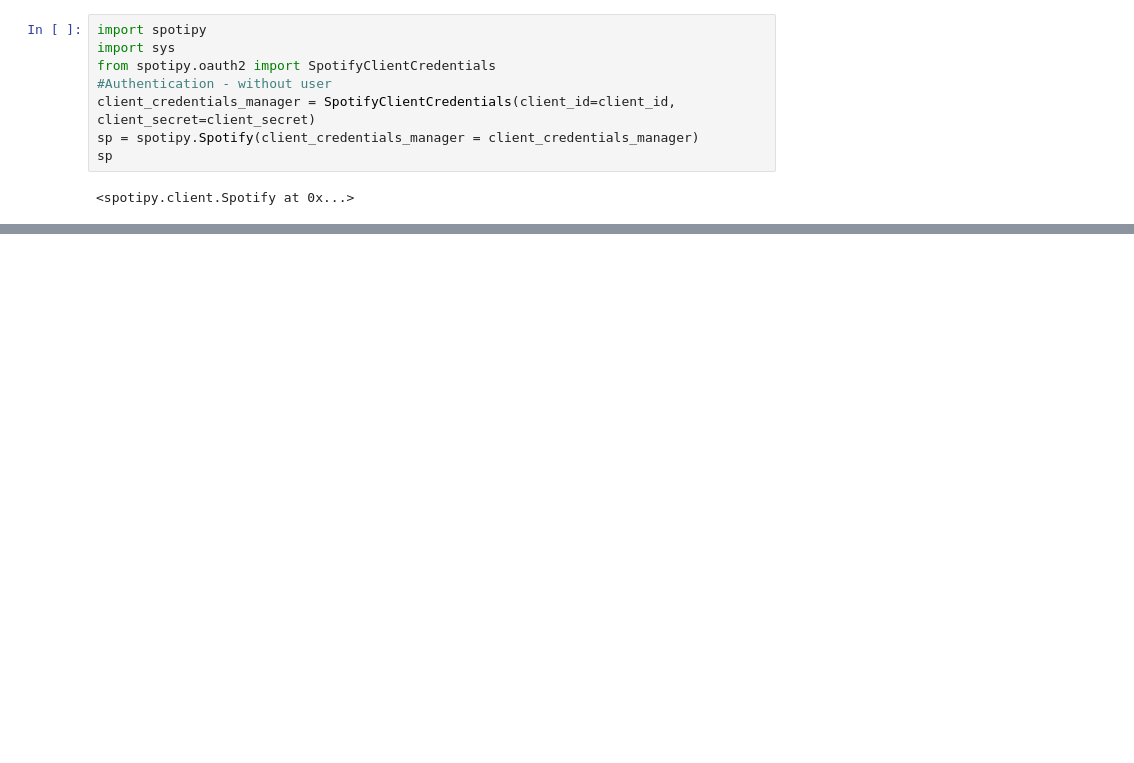
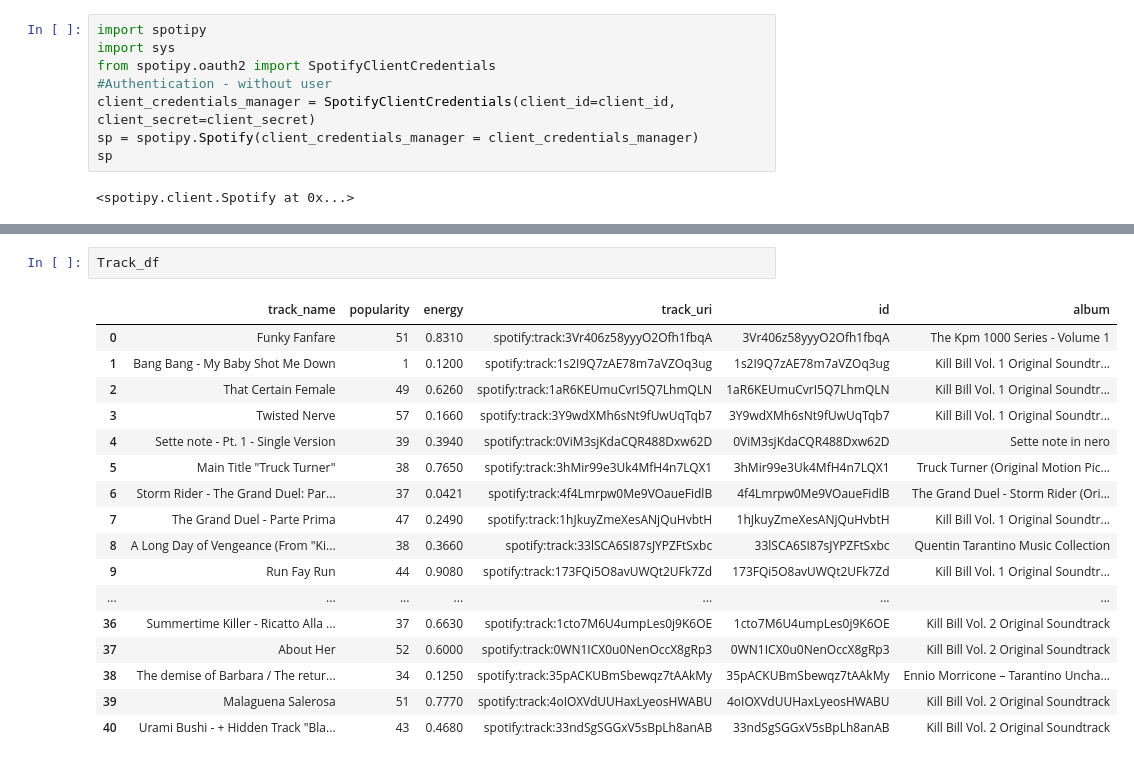
Before and after one commit to atathana/profanity_detector, a Jupyter notebook: notebooks/spotify-Song-Recommendation-System-1.ipynb, the cells around one changed output, grey strips where cells are left out. Drawn from its saved outputs; the diff is of its cells as text; blank space fills up the shorter version.

```diff
--- a/notebooks/spotify-Song-Recommendation-System-1.ipynb
+++ b/notebooks/spotify-Song-Recommendation-System-1.ipynb
@@ -714 +686,21 @@ Sort_DF
+# %%
+Track_df
+# %% [output]
+|  | track_name | popularity | energy | track_uri | id | album |
+| 0 | Funky Fanfare | 51 | 0.8310 | spotify:track:3Vr406z58yyyO2Ofh1fbqA | 3Vr406z58yyyO2Ofh1fbqA | The Kpm 1000 Series - Volume 1 |
+| 1 | Bang Bang - My Baby Shot Me Down | 1 | 0.1200 | spotify:track:1s2I9Q7zAE78m7aVZOq3ug | 1s2I9Q7zAE78m7aVZOq3ug | Kill Bill Vol. 1 Original Soundtr... |
+| 2 | That Certain Female | 49 | 0.6260 | spotify:track:1aR6KEUmuCvrI5Q7LhmQLN | 1aR6KEUmuCvrI5Q7LhmQLN | Kill Bill Vol. 1 Original Soundtr... |
+| 3 | Twisted Nerve | 57 | 0.1660 | spotify:track:3Y9wdXMh6sNt9fUwUqTqb7 | 3Y9wdXMh6sNt9fUwUqTqb7 | Kill Bill Vol. 1 Original Soundtr... |
+| 4 | Sette note - Pt. 1 - Single Version | 39 | 0.3940 | spotify:track:0ViM3sjKdaCQR488Dxw62D | 0ViM3sjKdaCQR488Dxw62D | Sette note in nero |
+| 5 | Main Title "Truck Turner" | 38 | 0.7650 | spotify:track:3hMir99e3Uk4MfH4n7LQX1 | 3hMir99e3Uk4MfH4n7LQX1 | Truck Turner (Original Motion Pic... |
+| 6 | Storm Rider - The Grand Duel: Par... | 37 | 0.0421 | spotify:track:4f4Lmrpw0Me9VOaueFidlB | 4f4Lmrpw0Me9VOaueFidlB | The Grand Duel - Storm Rider (Ori... |
+| 7 | The Grand Duel - Parte Prima | 47 | 0.2490 | spotify:track:1hJkuyZmeXesANjQuHvbtH | 1hJkuyZmeXesANjQuHvbtH | Kill Bill Vol. 1 Original Soundtr... |
+| 8 | A Long Day of Vengeance (From "Ki... | 38 | 0.3660 | spotify:track:33lSCA6SI87sJYPZFtSxbc | 33lSCA6SI87sJYPZFtSxbc | Quentin Tarantino Music Collection |
+| 9 | Run Fay Run | 44 | 0.9080 | spotify:track:173FQi5O8avUWQt2UFk7Zd | 173FQi5O8avUWQt2UFk7Zd | Kill Bill Vol. 1 Original Soundtr... |
+| ... | ... | ... | ... | ... | ... | ... |
+| 36 | Summertime Killer - Ricatto Alla ... | 37 | 0.6630 | spotify:track:1cto7M6U4umpLes0j9K6OE | 1cto7M6U4umpLes0j9K6OE | Kill Bill Vol. 2 Original Soundtrack |
+| 37 | About Her | 52 | 0.6000 | spotify:track:0WN1ICX0u0NenOccX8gRp3 | 0WN1ICX0u0NenOccX8gRp3 | Kill Bill Vol. 2 Original Soundtrack |
+| 38 | The demise of Barbara / The retur... | 34 | 0.1250 | spotify:track:35pACKUBmSbewqz7tAAkMy | 35pACKUBmSbewqz7tAAkMy | Ennio Morricone – Tarantino Uncha... |
+| 39 | Malaguena Salerosa | 51 | 0.7770 | spotify:track:4oIOXVdUUHaxLyeosHWABU | 4oIOXVdUUHaxLyeosHWABU | Kill Bill Vol. 2 Original Soundtrack |
+| 40 | Urami Bushi - + Hidden Track "Bla... | 43 | 0.4680 | spotify:track:33ndSgSGGxV5sBpLh8anAB | 33ndSgSGGxV5sBpLh8anAB | Kill Bill Vol. 2 Original Soundtrack |
 # %%
```
Also changed, not shown: parts of 47 cells of this notebook, 3 other files.
